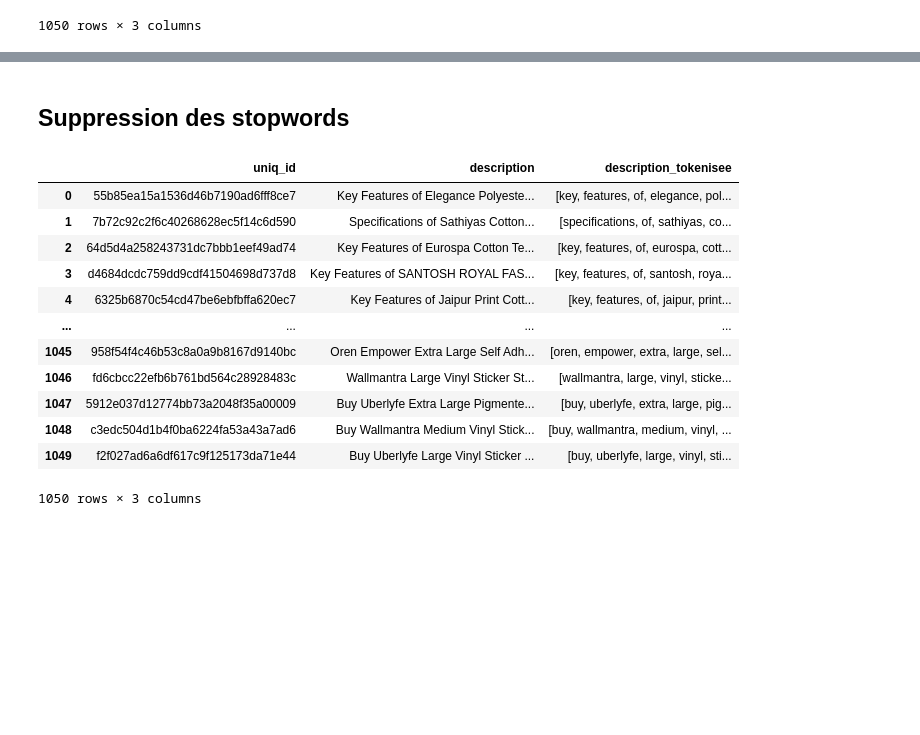
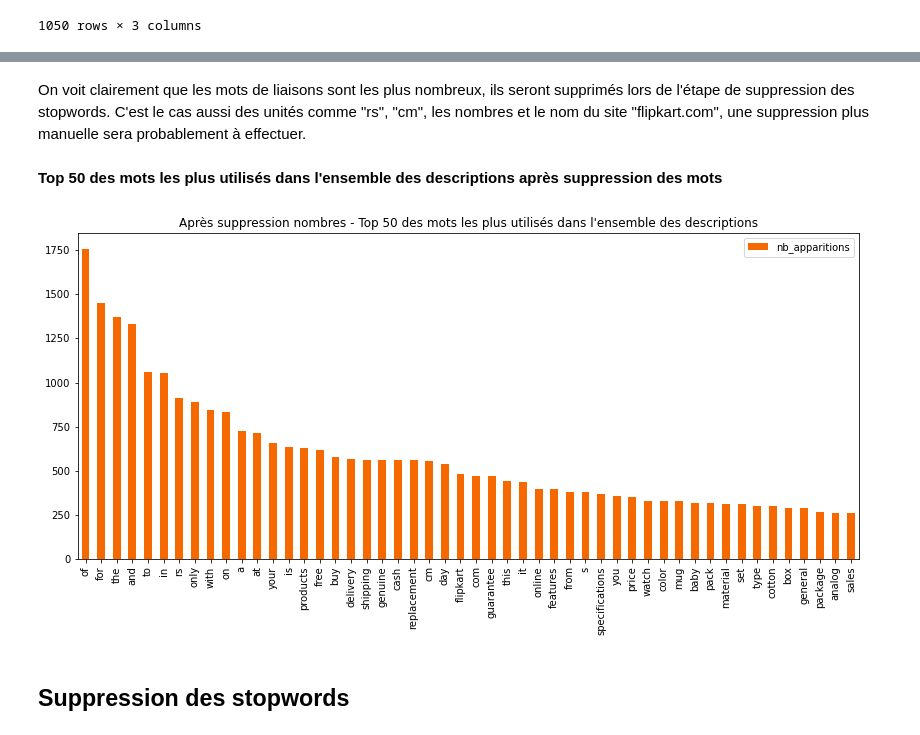
Before and after one commit to sebastienbourgeois/oc-p6-classifier-biens-consommation, a Jupyter notebook: P6_01_notebook.ipynb, the cells around one changed output, grey strips where cells are left out. Cells and saved outputs as stored; diff of their text form; code cells hidden in the pictures; blank space fills up the shorter version.

Commit message:
Suppression des nombres des descriptions

```diff
--- a/P6_01_notebook.ipynb
+++ b/P6_01_notebook.ipynb
@@ -137,8 +137,8 @@ descriptions
 # %%
 import nltk
 
-# conserve les mots d'au moins une lettre (supprime donc la ponctuation)
-tokenizer = nltk.RegexpTokenizer(r'\w+')
+# conserve les mots d'au moins une lettre (supprime donc la ponctuation et les nombres)
+tokenizer = nltk.RegexpTokenizer(r'[A-Za-z]+')
 
 # tokenization et mise en minuscules des descriptions
 descriptions["description_tokenisee"] = ""
@@ -209,22 +209,17 @@ On voit clairement que les mots de liaisons sont les plus nombreux, ils seront s
+# %% [markdown]
+On voit clairement que les mots de liaisons sont les plus nombreux, ils seront supprimés lors de l'étape de suppression des stopwords. C'est le cas aussi des unités comme "rs", "cm", les nombres et le nom du site "flipkart.com", une suppression plus manuelle sera probablement à effectuer.
+# %% [markdown]
+**Top 50 des mots les plus utilisés dans l'ensemble des descriptions après suppression des mots**
+# %%
+titre = 'Après suppression nombres - Top 50 des mots les plus utilisés dans l\'ensemble des descriptions'
+frequences_apparition_mots[:50].plot(kind='bar',
+                                     color="#f56900",
+                                     title=titre);
+# %% [output]
+[figure, added]
 # %% [markdown]
 ## Suppression des stopwords
 # %%
 # Récupération des stopwords en anglais
 #nltk.download('stopwords') # une fois installé, affiche un warning
 stopwords = nltk.corpus.stopwords.words('english')
-# %%
-descriptions
-# %% [output]
-|  | uniq_id | description | description_tokenisee |
-| 0 | 55b85ea15a1536d46b7190ad6fff8ce7 | Key Features of Elegance Polyeste... | [key, features, of, elegance, pol... |
-| 1 | 7b72c92c2f6c40268628ec5f14c6d590 | Specifications of Sathiyas Cotton... | [specifications, of, sathiyas, co... |
-| 2 | 64d5d4a258243731dc7bbb1eef49ad74 | Key Features of Eurospa Cotton Te... | [key, features, of, eurospa, cott... |
-| 3 | d4684dcdc759dd9cdf41504698d737d8 | Key Features of SANTOSH ROYAL FAS... | [key, features, of, santosh, roya... |
-| 4 | 6325b6870c54cd47be6ebfbffa620ec7 | Key Features of Jaipur Print Cott... | [key, features, of, jaipur, print... |
-| ... | ... | ... | ... |
-| 1045 | 958f54f4c46b53c8a0a9b8167d9140bc | Oren Empower Extra Large Self Adh... | [oren, empower, extra, large, sel... |
-| 1046 | fd6cbcc22efb6b761bd564c28928483c | Wallmantra Large Vinyl Sticker St... | [wallmantra, large, vinyl, sticke... |
-| 1047 | 5912e037d12774bb73a2048f35a00009 | Buy Uberlyfe Extra Large Pigmente... | [buy, uberlyfe, extra, large, pig... |
-| 1048 | c3edc504d1b4f0ba6224fa53a43a7ad6 | Buy Wallmantra Medium Vinyl Stick... | [buy, wallmantra, medium, vinyl, ... |
-| 1049 | f2f027ad6a6df617c9f125173da71e44 | Buy Uberlyfe Large Vinyl Sticker ... | [buy, uberlyfe, large, vinyl, sti... |
-1050 rows × 3 columns
```
Also changed, not shown: parts of 17 cells of this notebook.
